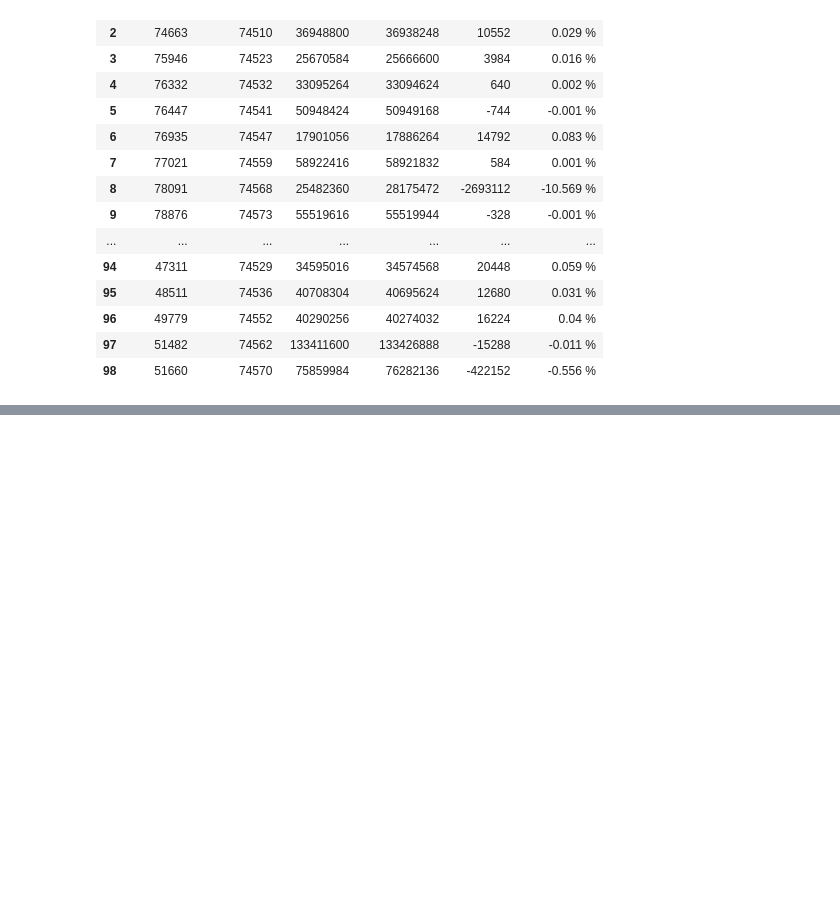
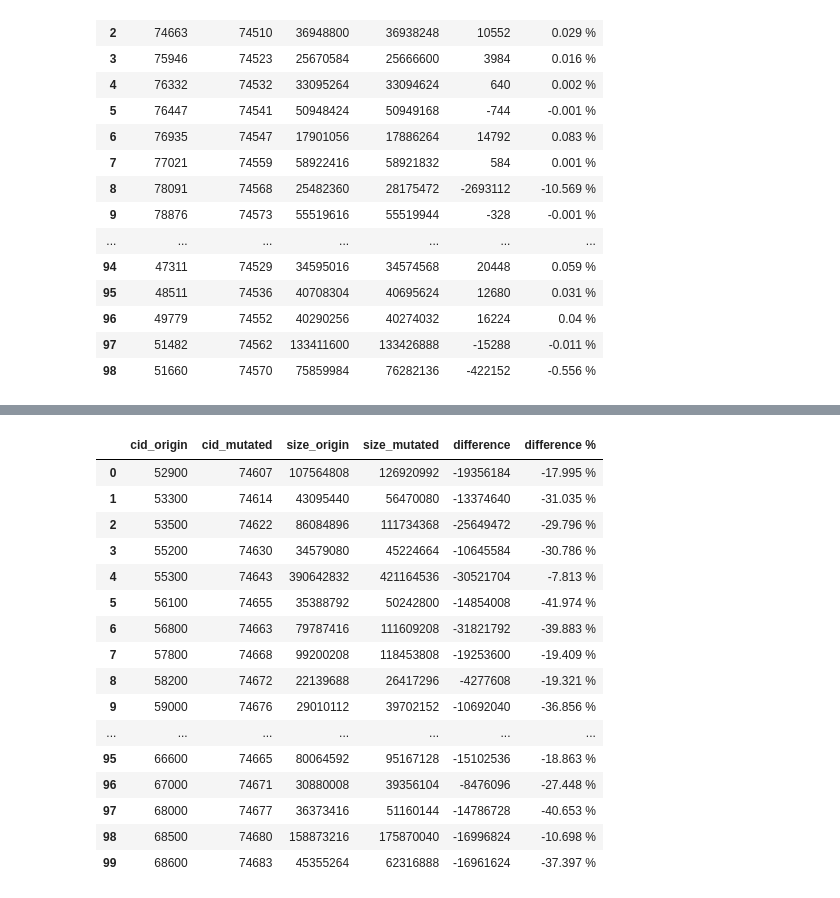
Before and after one commit to TuxML/misc, a Jupyter notebook: analysis/produce_df_size_difference.ipynb, the cells around one changed output, grey strips where cells are left out. Saved outputs shown, nothing was run; the diff lists cells and outputs as text; code cells hidden in the pictures; blank space fills up the shorter version.

```diff
--- a/analysis/produce_df_size_difference.ipynb
+++ b/analysis/produce_df_size_difference.ipynb
@@ -212,3 +214,63 @@ RangeIndex(start=0, stop=99, step=1)
 | 96 | 49779 | 74552 | 40290256 | 40274032 | 16224 | 0.04 % |
 | 97 | 51482 | 74562 | 133411600 | 133426888 | -15288 | -0.011 % |
 | 98 | 51660 | 74570 | 75859984 | 76282136 | -422152 | -0.556 % |
+# %%
+# KASAN_INLINE
+# This list contains the associations between cids in the old database ([0]) and the cid of their mutated .config
+# compilation in the new database.
+# This list has been produced by parsing the output file of the jobs in charge of the new compilation which took
+# the ancient .config files from old database after having changed the following :
+
+# Options modifications : KASAN_INLINE=0 and KASAN_OUTLINE=1      ------>      KASAN_INLINE=1 and KASAN_OUTLINE=0
+
+l= [['52900', '74607'], ['53300', '74614'], ['53500', '74622'], ['55200', '74630'], \
+    ['55300', '74643'], ['56100', '74655'], ['56800', '74663'], ['57800', '74668'], \
+    ['58200', '74672'], ['59000', '74676'], ['69400', '74620'], ['69600', '74624'], \
+    ['70200', '74636'], ['70300', '74644'], ['70400', '74648'], ['70700', '74654'], \
+    ['70900', '74660'], ['71200', '74664'], ['71500', '74669'], ['73400', '74674'], \
+    ['44500', '74587'], ['44600', '74591'], ['45000', '74594'], ['45700', '74599'], \
+    ['46200', '74602'], ['46700', '74619'], ['47300', '74627'], ['47400', '74645'], \
+    ['47700', '74653'], ['48000', '74662'], ['48100', '74598'], ['48400', '74604'], \
+    ['48500', '74608'], ['49000', '74615'], ['49300', '74621'], ['49500', '74625'], \
+    ['49900', '74634'], ['51500', '74639'], ['52000', '74647'], ['52600', '74656'], \
+    ['41300', '74585'], ['41900', '74592'], ['42400', '74595'], ['42800', '74600'], \
+    ['43000', '74605'], ['43500', '74610'], ['43600', '74616'], ['43700', '74629'], \
+    ['43900', '74635'], ['44100', '74651'], ['36500', '74584'], ['36800', '74588'], \
+    ['37000', '74590'], ['37100', '74593'], ['38900', '74597'], ['39000', '74603'], \
+    ['39900', '74609'], ['40100', '74612'], ['40400', '74637'], ['41000', '74649'], \
+    ['60100', '74613'], ['60600', '74618'], ['61100', '74623'], ['61700', '74631'], \
+    ['62000', '74641'], ['62300', '74652'], ['62400', '74661'], ['62700', '74667'], \
+    ['63800', '74670'], ['63900', '74673'], ['31000', '74586'], ['32100', '74589'], \
+    ['32600', '74596'], ['32900', '74601'], ['33000', '74606'], ['34700', '74611'], \
+    ['35700', '74617'], ['35800', '74626'], ['35900', '74632'], ['36000', '74640'], \
+    ['74400', '74633'], ['75300', '74642'], ['75700', '74646'], ['76000', '74658'], \
+    ['76400', '74666'], ['76500', '74675'], ['77100', '74678'], ['77900', '74679'], \
+    ['78200', '74681'], ['78700', '74682'], ['64100', '74628'], ['64900', '74638'], \
+    ['65000', '74650'], ['66100', '74657'], ['66300', '74659'], ['66600', '74665'], \
+    ['67000', '74671'], ['68000', '74677'], ['68500', '74680'], ['68600', '74683']]
+tmp=[]
+for i in l:
+    sizes=get_sizes(i)
+    tmp.append({'cid_origin': i[0], 'size_origin': sizes[0], 'cid_mutated': i[1], 'size_mutated': sizes[1], \
+                'difference': sizes[0]-sizes[1]})
+
+res=pd.DataFrame(tmp)
+res['difference %'] = round((res['difference'] / res['size_origin'] * 100), 3).astype(str) + ' %'#.apply(lambda x : str(x) + ' %')
+#res['difference %'] = res['difference %'].astype(str) + ' %'
+print(res.columns)
+print(res.index)
+res=res[['cid_origin', 'cid_mutated', 'size_origin', 'size_mutated', 'difference', 'difference %']]
+res.to_pickle('dataframes/KASAN_INLINE_size_difference')
+
+def highlight_col(x):
+    #colour dataframe according to 'difference' value
+    mask =  res['difference'].between(1900000 , 2100000)
+    mask2 = res['difference'] < 1900000
+    mask3 = res['difference'] > 2100000
+    x = pd.DataFrame('', index=res.index, columns=res.columns)
+    x.loc[mask, ['difference', 'difference %']] = 'background-color: lawngreen'
+    x.loc[mask2,['difference', 'difference %']] = 'background-color: red'
+    x.loc[mask3,['difference', 'difference %']] = 'background-color: green'
+    return x
+res.style.apply(highlight_col, axis=None)
+# %% [output]
@@ -214,0 +281,17 @@ RangeIndex(start=0, stop=99, step=1)
+|  | cid_origin | cid_mutated | size_origin | size_mutated | difference | difference % |
+| 0 | 52900 | 74607 | 107564808 | 126920992 | -19356184 | -17.995 % |
+| 1 | 53300 | 74614 | 43095440 | 56470080 | -13374640 | -31.035 % |
+| 2 | 53500 | 74622 | 86084896 | 111734368 | -25649472 | -29.796 % |
+| 3 | 55200 | 74630 | 34579080 | 45224664 | -10645584 | -30.786 % |
+| 4 | 55300 | 74643 | 390642832 | 421164536 | -30521704 | -7.813 % |
+| 5 | 56100 | 74655 | 35388792 | 50242800 | -14854008 | -41.974 % |
+| 6 | 56800 | 74663 | 79787416 | 111609208 | -31821792 | -39.883 % |
+| 7 | 57800 | 74668 | 99200208 | 118453808 | -19253600 | -19.409 % |
+| 8 | 58200 | 74672 | 22139688 | 26417296 | -4277608 | -19.321 % |
+| 9 | 59000 | 74676 | 29010112 | 39702152 | -10692040 | -36.856 % |
+| ... | ... | ... | ... | ... | ... | ... |
+| 95 | 66600 | 74665 | 80064592 | 95167128 | -15102536 | -18.863 % |
+| 96 | 67000 | 74671 | 30880008 | 39356104 | -8476096 | -27.448 % |
+| 97 | 68000 | 74677 | 36373416 | 51160144 | -14786728 | -40.653 % |
+| 98 | 68500 | 74680 | 158873216 | 175870040 | -16996824 | -10.698 % |
+| 99 | 68600 | 74683 | 45355264 | 62316888 | -16961624 | -37.397 % |
```
Also changed, not shown: parts of 5 cells of this notebook, 3 other files.
